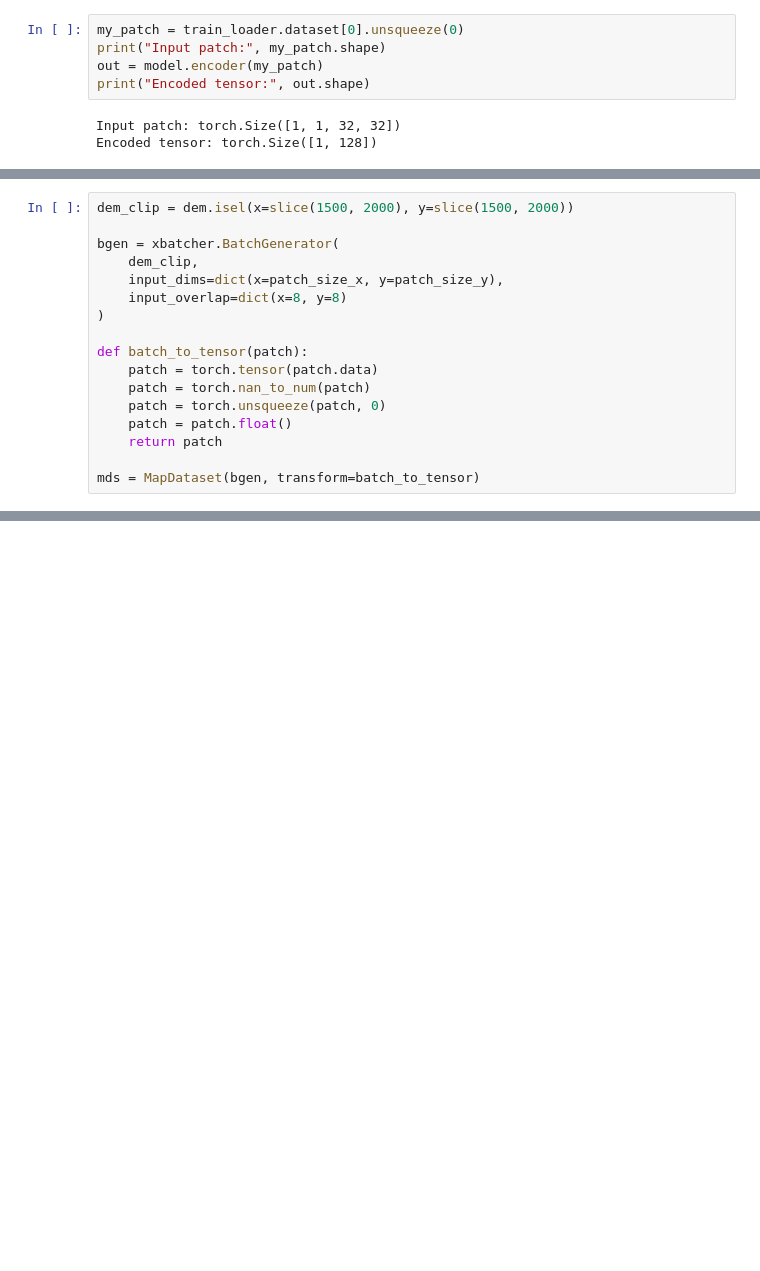
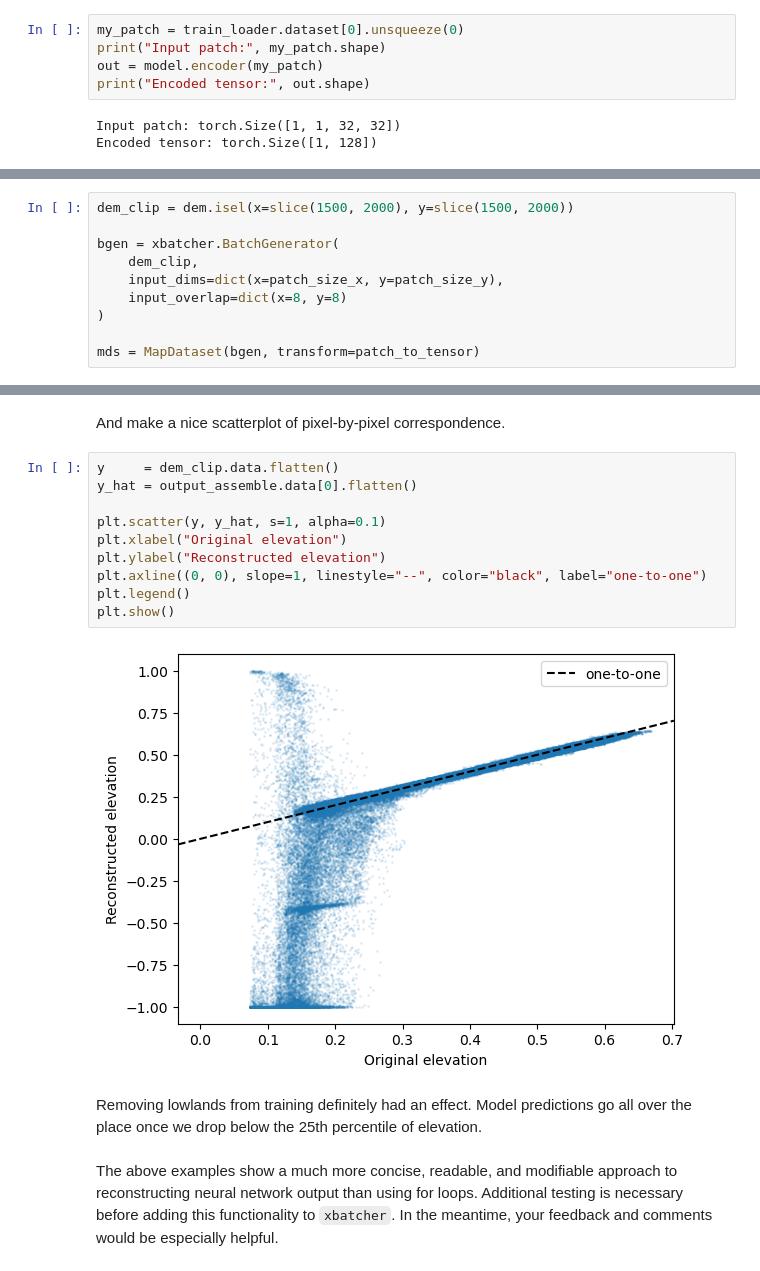
Before and after one commit to s-kganz/terrain_autoencoder, a Jupyter notebook: terrain_autoencoder.ipynb, the cells around one changed output, grey strips where cells are left out. Cells and saved outputs as stored; diff of their text form; blank space fills up the shorter version.

```diff
--- a/terrain_autoencoder.ipynb
+++ b/terrain_autoencoder.ipynb
@@ -462,13 +484,6 @@ bgen = xbatcher.BatchGenerator(
     input_overlap=dict(x=8, y=8)
 )
 
-def batch_to_tensor(patch):
-    patch = torch.tensor(patch.data)
-    patch = torch.nan_to_num(patch)
-    patch = torch.unsqueeze(patch, 0)
-    patch = patch.float()
-    return patch
-
-mds = MapDataset(bgen, transform=batch_to_tensor)
+mds = MapDataset(bgen, transform=patch_to_tensor)
 # %%
 output_ch = assemble_model_output(mds, model.encoder, dict(channel=128))
@@ -492,0 +558,18 @@ plt.show()
+# %% [markdown]
+And make a nice scatterplot of pixel-by-pixel correspondence.
+# %%
+y     = dem_clip.data.flatten()
+y_hat = output_assemble.data[0].flatten()
+
+plt.scatter(y, y_hat, s=1, alpha=0.1)
+plt.xlabel("Original elevation")
+plt.ylabel("Reconstructed elevation")
+plt.axline((0, 0), slope=1, linestyle="--", color="black", label="one-to-one")
+plt.legend()
+plt.show()
+# %% [output]
+[figure, added]
+# %% [markdown]
+Removing lowlands from training definitely had an effect. Model predictions go all over the place once we drop below the 25th percentile of elevation.
+# %% [markdown]
+The above examples show a much more concise, readable, and modifiable approach to reconstructing neural network output than using for loops. Additional testing is necessary before adding this functionality to `xbatcher`. In the meantime, your feedback and comments would be especially helpful.
```
Also changed, not shown: parts of 38 cells of this notebook.
